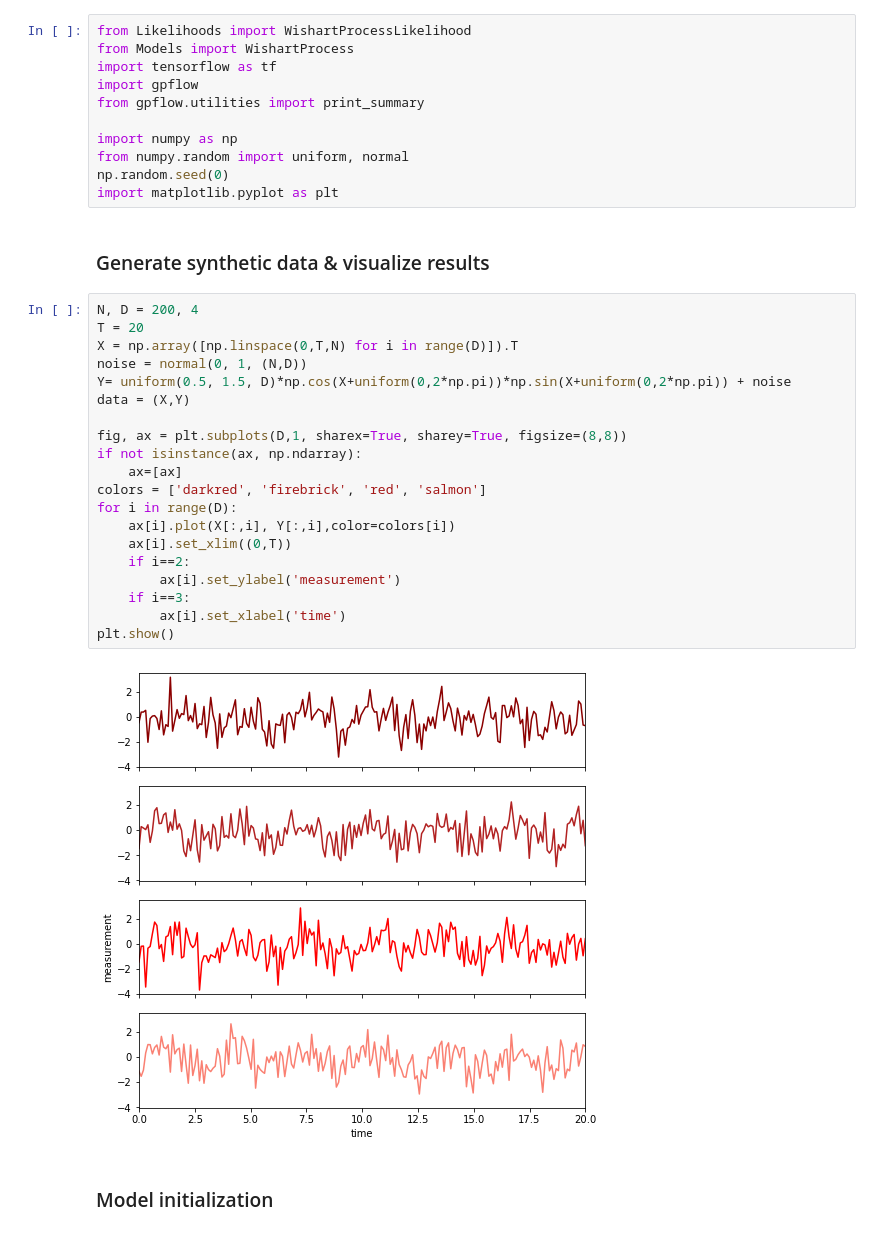
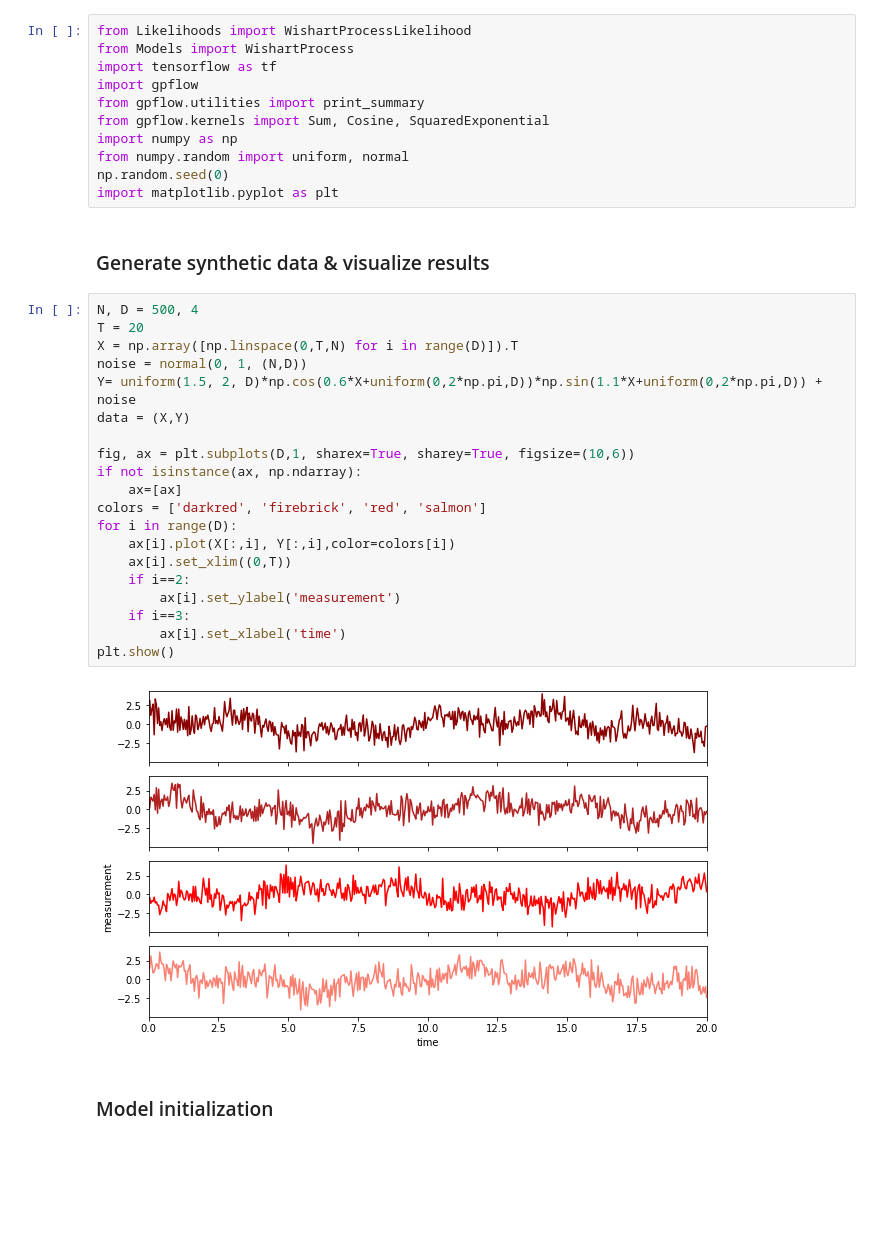
Before and after one commit to DavidLeeftink/BANNER, a Jupyter notebook: Analyses/Demo.ipynb, the cells around one changed output. Cells and saved outputs as stored; diff of their text form; blank space fills up the shorter version.

```diff
--- a/Analyses/Demo.ipynb
+++ b/Analyses/Demo.ipynb
@@ -4,7 +4,7 @@ from Models import WishartProcess
 import tensorflow as tf
 import gpflow
 from gpflow.utilities import print_summary
-
+from gpflow.kernels import Sum, Cosine, SquaredExponential
 import numpy as np
 from numpy.random import uniform, normal
 np.random.seed(0)
@@ -12,27 +12,27 @@ import matplotlib.pyplot as plt
 # %% [markdown]
 ### Generate synthetic data & visualize results
 # %%
-N, D = 200, 4
+N, D = 500, 4
 T = 20
 X = np.array([np.linspace(0,T,N) for i in range(D)]).T
 noise = normal(0, 1, (N,D))
-Y= uniform(0.5, 1.5, D)*np.cos(X+uniform(0,2*np.pi))*np.sin(X+uniform(0,2*np.pi)) + noise
+Y= uniform(1.5, 2, D)*np.cos(0.6*X+uniform(0,2*np.pi,D))*np.sin(1.1*X+uniform(0,2*np.pi,D)) + noise
 data = (X,Y)
 
-fig, ax = plt.subplots(D,1, sharex=True, sharey=True, figsize=(8,8))
+fig, ax = plt.subplots(D,1, sharex=True, sharey=True, figsize=(10,6))
 if not isinstance(ax, np.ndarray):
     ax=[ax]
 colors = ['darkred', 'firebrick', 'red', 'salmon']
 for i in range(D):
     ax[i].plot(X[:,i], Y[:,i],color=colors[i])
     ax[i].set_xlim((0,T))
     if i==2:
         ax[i].set_ylabel('measurement')
     if i==3:
         ax[i].set_xlabel('time')
 plt.show()
 # %% [output]
-[figure, old version]
+[figure, new version]
 # %% [markdown]
 ### Model initialization
 # %%
```
Also changed, not shown: parts of 3 cells of this notebook, 2 other files.
